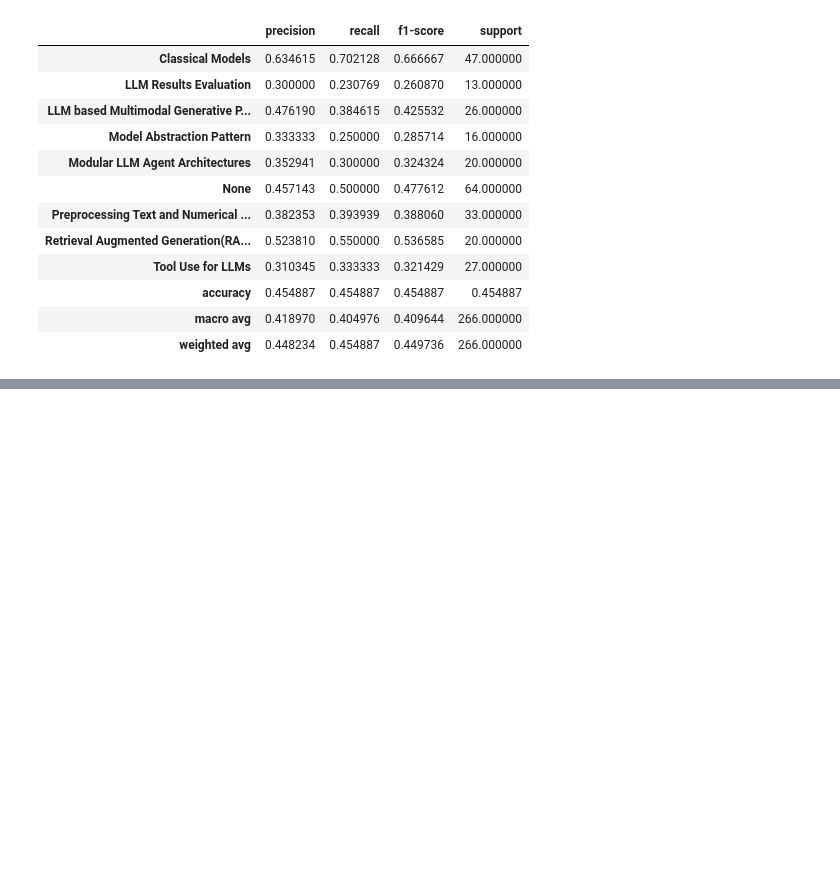
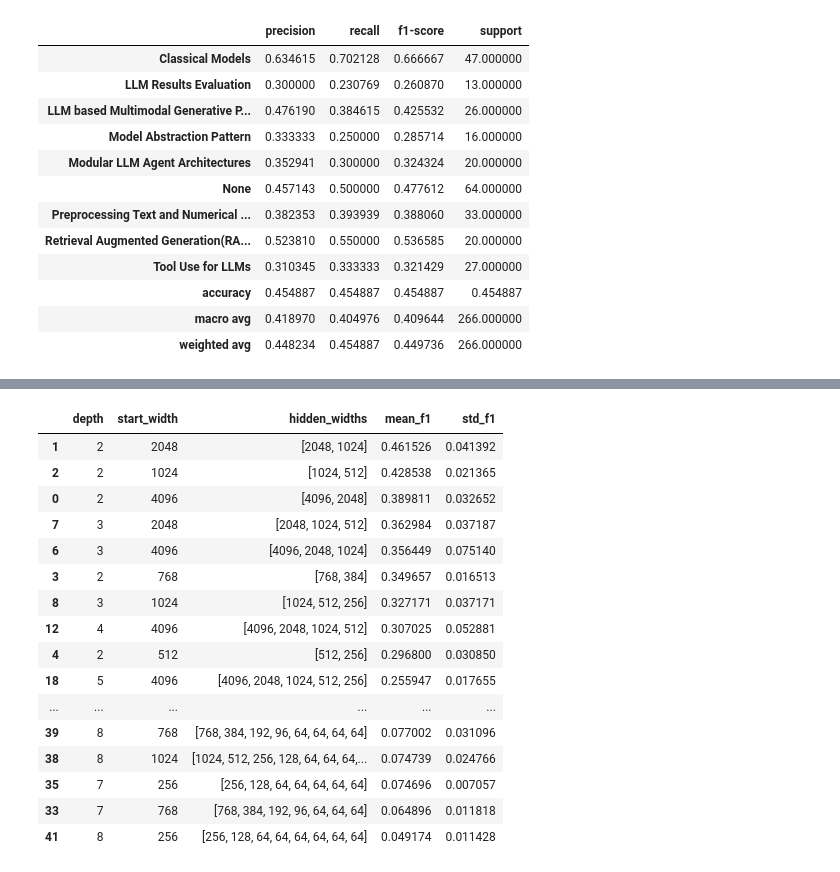
Before and after one commit to HasinthakaPiyumal/AI-Pattern-Mining-Project, a Jupyter notebook: notebooks/3.1.2 Classification Model Developent - II.ipynb, the cells around one changed output, grey strips where cells are left out. Saved outputs shown, nothing was run; the diff lists cells and outputs as text; code cells hidden in the pictures; blank space fills up the shorter version.

```diff
--- a/notebooks/3.1.2 Classification Model Developent - II.ipynb
+++ b/notebooks/3.1.2 Classification Model Developent - II.ipynb
@@ -1136,0 +2118,20 @@ Processing fold: 4
+# %%
+display(results_df)
+# %% [output]
+|  | depth | start_width | hidden_widths | mean_f1 | std_f1 |
+| 1 | 2 | 2048 | [2048, 1024] | 0.461526 | 0.041392 |
+| 2 | 2 | 1024 | [1024, 512] | 0.428538 | 0.021365 |
+| 0 | 2 | 4096 | [4096, 2048] | 0.389811 | 0.032652 |
+| 7 | 3 | 2048 | [2048, 1024, 512] | 0.362984 | 0.037187 |
+| 6 | 3 | 4096 | [4096, 2048, 1024] | 0.356449 | 0.075140 |
+| 3 | 2 | 768 | [768, 384] | 0.349657 | 0.016513 |
+| 8 | 3 | 1024 | [1024, 512, 256] | 0.327171 | 0.037171 |
+| 12 | 4 | 4096 | [4096, 2048, 1024, 512] | 0.307025 | 0.052881 |
+| 4 | 2 | 512 | [512, 256] | 0.296800 | 0.030850 |
+| 18 | 5 | 4096 | [4096, 2048, 1024, 512, 256] | 0.255947 | 0.017655 |
+| ... | ... | ... | ... | ... | ... |
+| 39 | 8 | 768 | [768, 384, 192, 96, 64, 64, 64, 64] | 0.077002 | 0.031096 |
+| 38 | 8 | 1024 | [1024, 512, 256, 128, 64, 64, 64,... | 0.074739 | 0.024766 |
+| 35 | 7 | 256 | [256, 128, 64, 64, 64, 64, 64] | 0.074696 | 0.007057 |
+| 33 | 7 | 768 | [768, 384, 192, 96, 64, 64, 64] | 0.064896 | 0.011818 |
+| 41 | 8 | 256 | [256, 128, 64, 64, 64, 64, 64, 64] | 0.049174 | 0.011428 |
```
Also changed, not shown: parts of 29 cells of this notebook, 21 other files.
